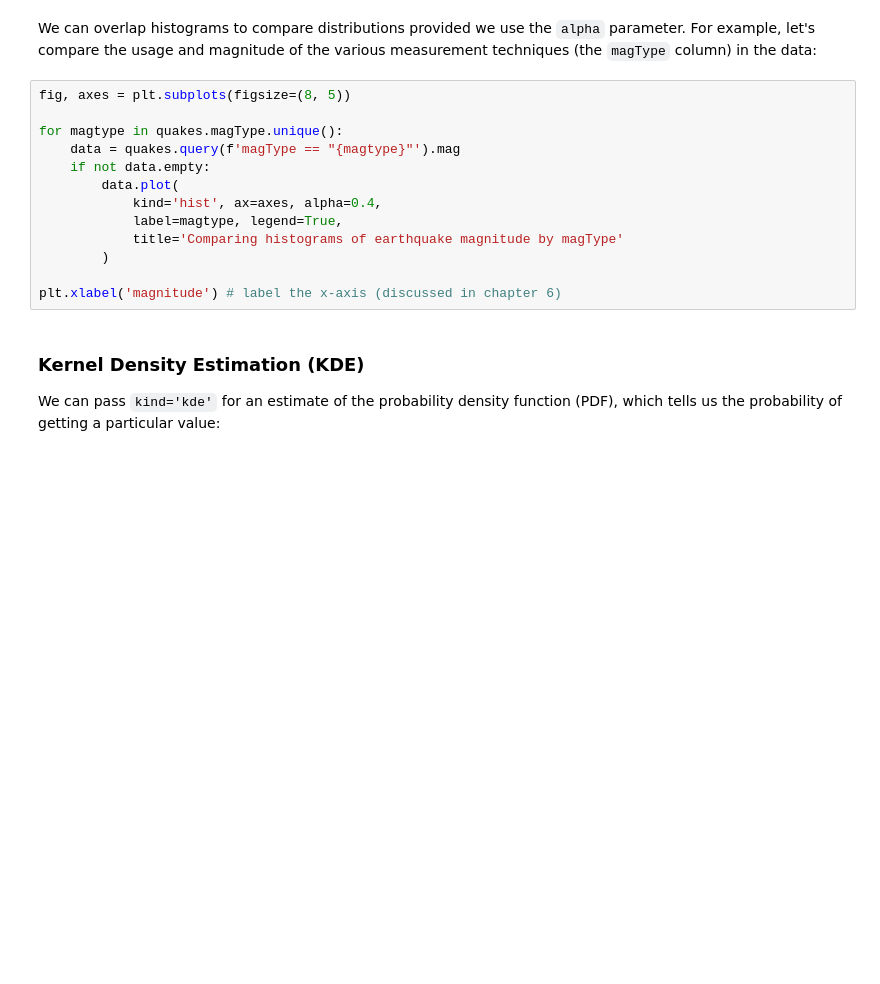
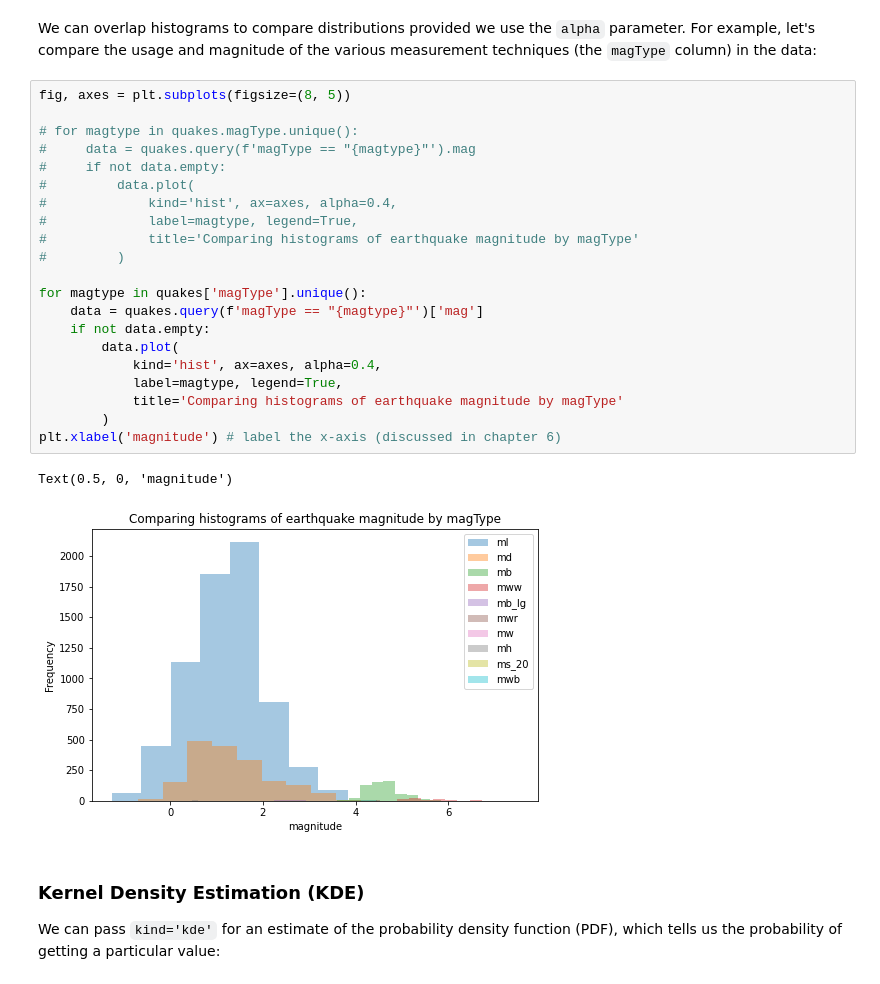
Before and after one commit to kevinsthompson/09-Hands-On-Data-Analysis-with-Pandas-2nd-edition, a Jupyter notebook: ch_05/2-plotting_with_pandas.ipynb, the cells around one changed output. Drawn from its saved outputs; the diff is of its cells as text; blank space fills up the shorter version.

```diff
--- a/ch_05/2-plotting_with_pandas.ipynb
+++ b/ch_05/2-plotting_with_pandas.ipynb
@@ -319,16 +356,27 @@ We can overlap histograms to compare distributions provided we use the `alpha` p
 # %%
 fig, axes = plt.subplots(figsize=(8, 5))
 
-for magtype in quakes.magType.unique():
-    data = quakes.query(f'magType == "{magtype}"').mag
+# for magtype in quakes.magType.unique():
+#     data = quakes.query(f'magType == "{magtype}"').mag
+#     if not data.empty:
+#         data.plot(
+#             kind='hist', ax=axes, alpha=0.4,
+#             label=magtype, legend=True,
+#             title='Comparing histograms of earthquake magnitude by magType'
+#         )
+
+for magtype in quakes['magType'].unique():
+    data = quakes.query(f'magType == "{magtype}"')['mag']
     if not data.empty:
         data.plot(
             kind='hist', ax=axes, alpha=0.4,
             label=magtype, legend=True,
             title='Comparing histograms of earthquake magnitude by magType'
         )
-
 plt.xlabel('magnitude') # label the x-axis (discussed in chapter 6)
+# %% [output]
+Text(0.5, 0, 'magnitude')
+[figure, added]
 # %% [markdown]
 ### Kernel Density Estimation (KDE)
 We can pass `kind='kde'` for an estimate of the probability density function (PDF), which tells us the probability of getting a particular value:
```
Also changed, not shown: parts of 10 cells of this notebook, 1 other file.
